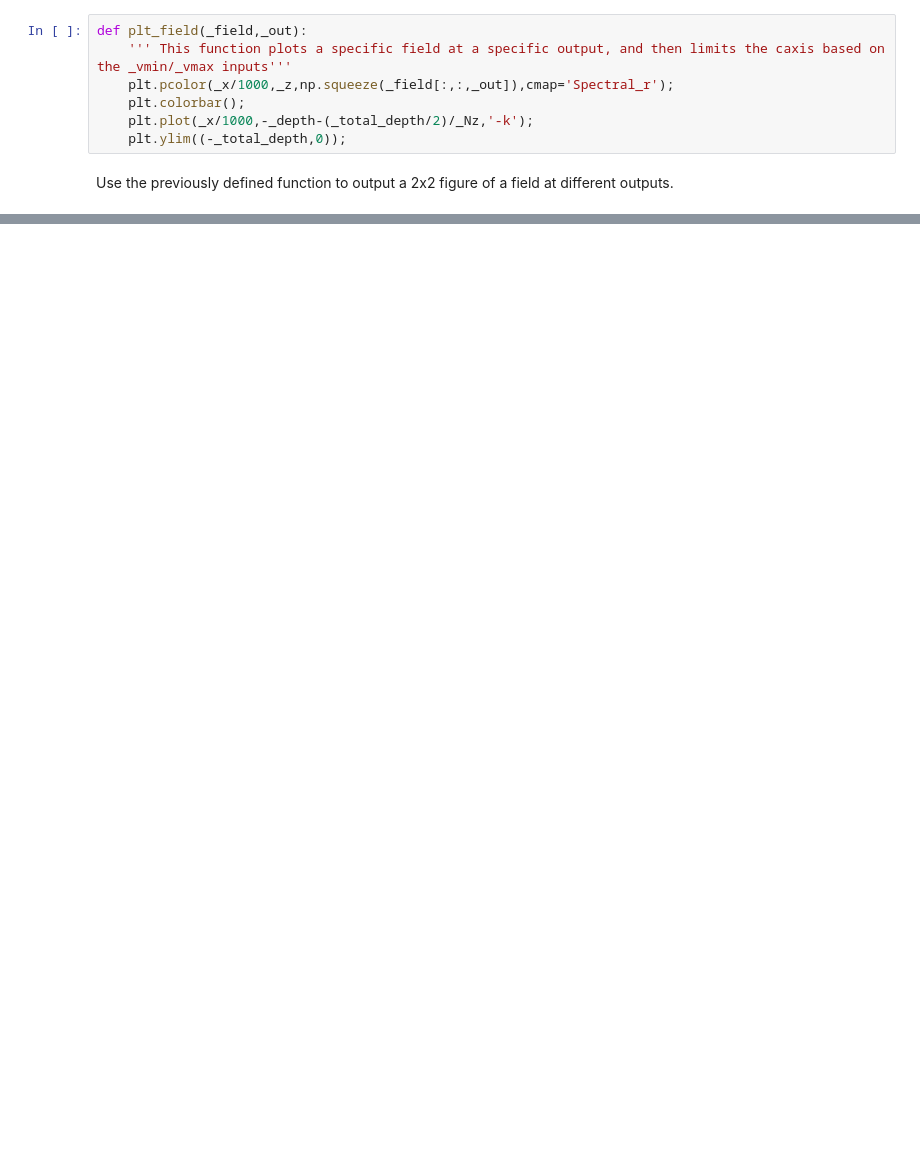
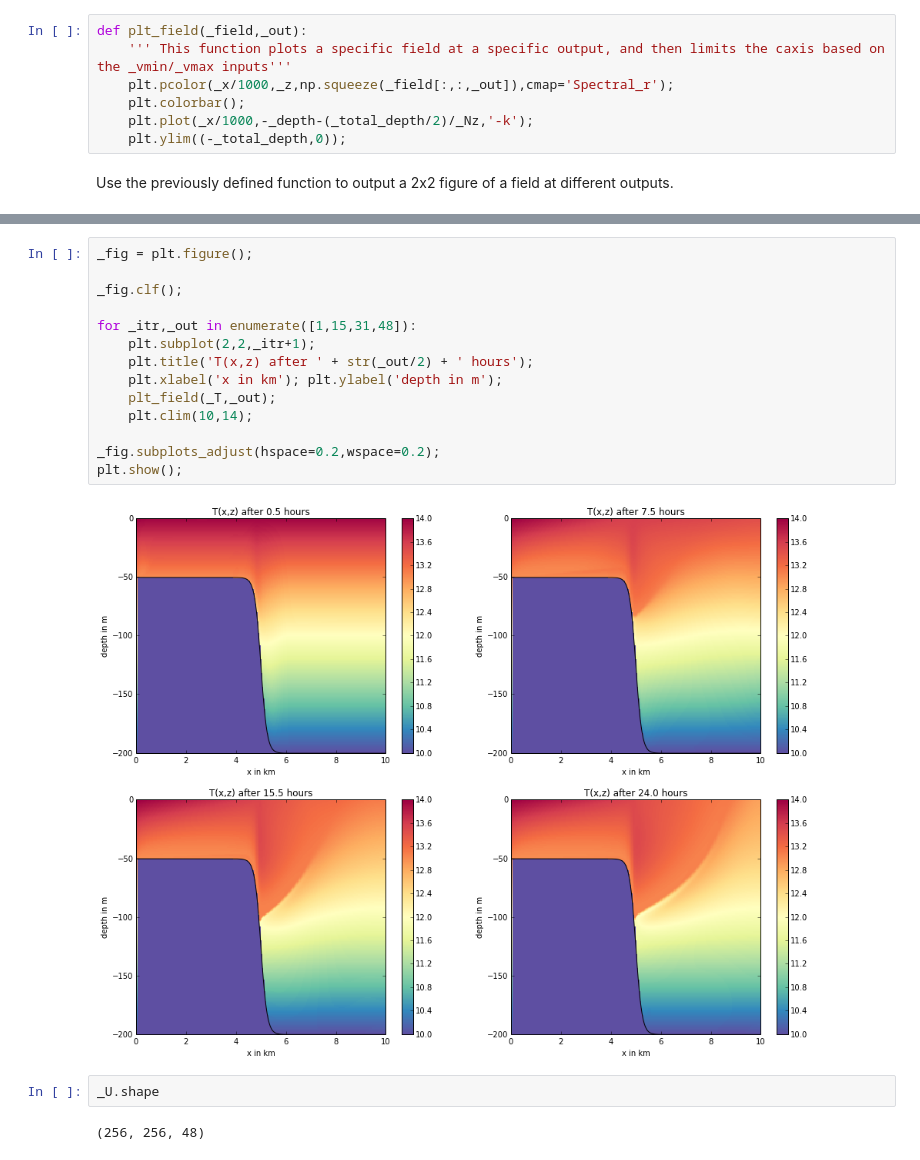
Before and after one commit to UBC-MOAD/flow_separation, a Jupyter notebook: flow_separation/process_data.ipynb, the cells around one changed output, grey strips where cells are left out. Saved outputs shown, nothing was run; the diff lists cells and outputs as text; blank space fills up the shorter version.

```diff
--- a/flow_separation/process_data.ipynb
+++ b/flow_separation/process_data.ipynb
@@ -96,0 +97,20 @@ plt.show();
+# %%
+_fig = plt.figure();
+
+_fig.clf();
+
+for _itr,_out in enumerate([1,15,31,48]):
+    plt.subplot(2,2,_itr+1);
+    plt.title('T(x,z) after ' + str(_out/2) + ' hours');
+    plt.xlabel('x in km'); plt.ylabel('depth in m');
+    plt_field(_T,_out);
+    plt.clim(10,14);
+
+_fig.subplots_adjust(hspace=0.2,wspace=0.2);
+plt.show();
+# %% [output]
+[figure, added]
+# %%
+_U.shape
+# %% [output]
+(256, 256, 48)
```
Also changed, not shown: parts of 3 cells of this notebook.
